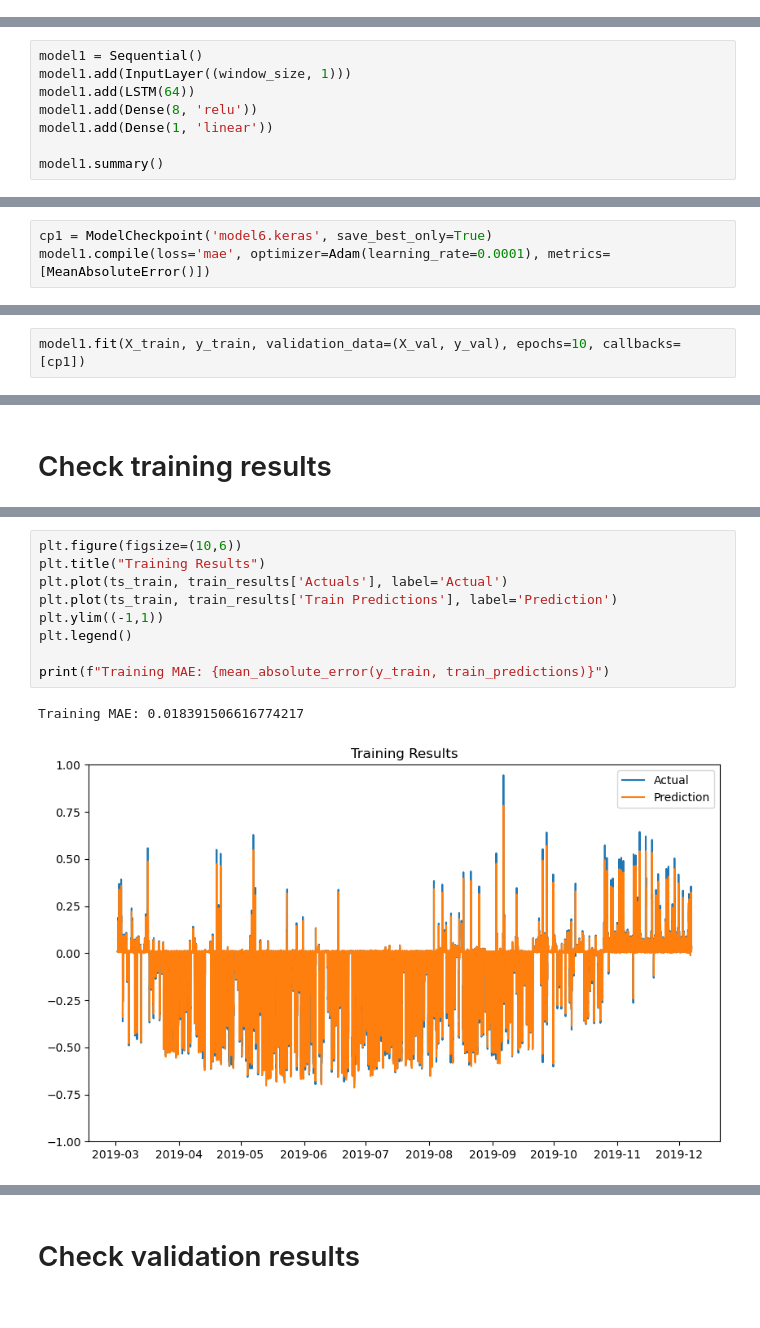
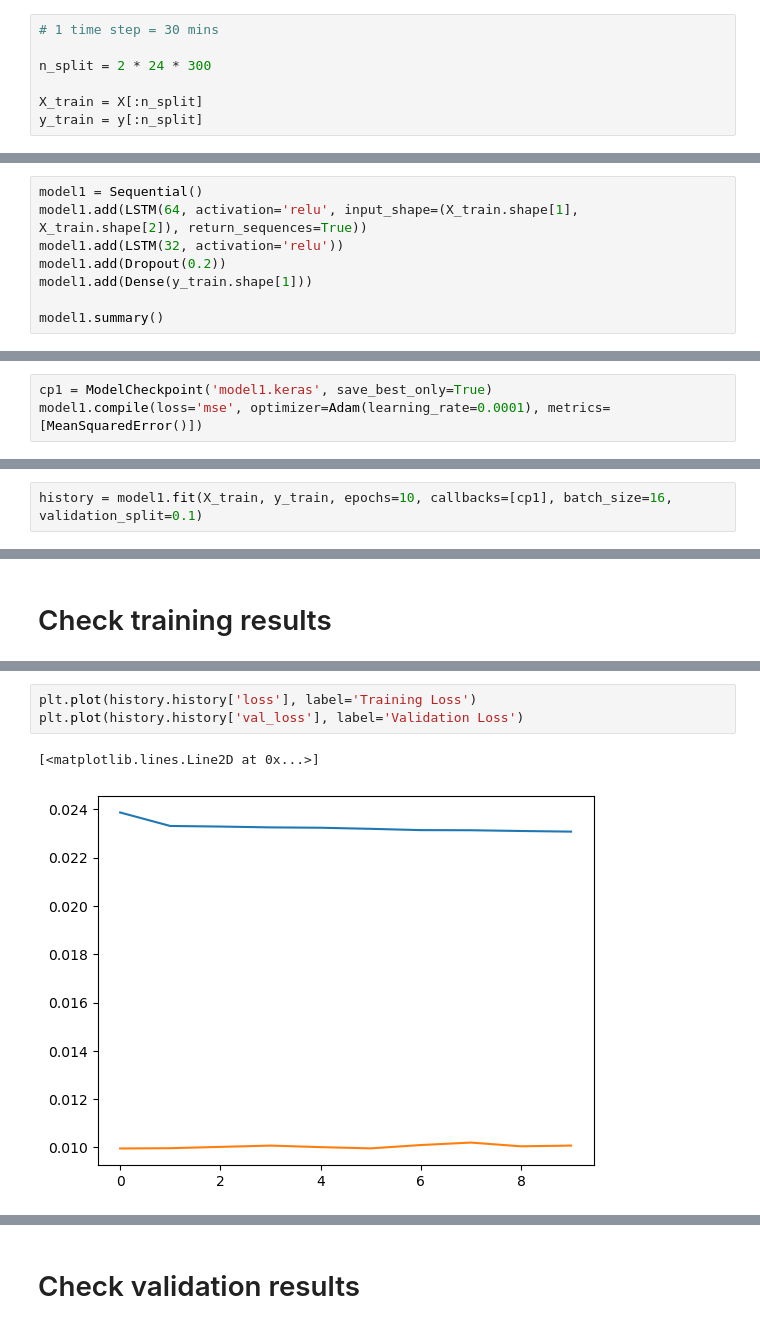
Before and after one commit to dguiraldes/aml_project, a Jupyter notebook: LSTM Modelling v2/elian_LSTM.ipynb, the cells around one changed output, grey strips where cells are left out. Cells and saved outputs as stored; diff of their text form.

Commit message:
LSTM

```diff
--- a/LSTM Modelling v2/elian_LSTM.ipynb
+++ b/LSTM Modelling v2/elian_LSTM.ipynb
@@ -217,0 +249,7 @@ X_train.shape, y_train.shape, ts_train.shape, X_test.shape, y_test.shape, ts_tes
+# %%
+# 1 time step = 30 mins
+
+n_split = 2 * 24 * 300
+
+X_train = X[:n_split]
+y_train = y[:n_split]
@@ -220,9 +268,9 @@ X_train.shape, y_train.shape, ts_train.shape, X_test.shape, y_test.shape, ts_tes
 # %%
 model1 = Sequential()
-model1.add(InputLayer((window_size, 1)))
-model1.add(LSTM(64))
-model1.add(Dense(8, 'relu'))
-model1.add(Dense(1, 'linear'))
+model1.add(LSTM(64, activation='relu', input_shape=(X_train.shape[1], X_train.shape[2]), return_sequences=True))
+model1.add(LSTM(32, activation='relu'))
+model1.add(Dropout(0.2))
+model1.add(Dense(y_train.shape[1]))
 
 model1.summary()
 # %% [output]
@@ -241,10 +291,10 @@ Model: "sequential"
  Non-trainable params: 0 (0.00 B)
 # %%
-cp1 = ModelCheckpoint('model6.keras', save_best_only=True)
-model1.compile(loss='mae', optimizer=Adam(learning_rate=0.0001), metrics=[MeanAbsoluteError()])
+cp1 = ModelCheckpoint('model1.keras', save_best_only=True)
+model1.compile(loss='mse', optimizer=Adam(learning_rate=0.0001), metrics=[MeanSquaredError()])
 # %% [markdown]
 # Fit LSTM model
 # %%
-model1.fit(X_train, y_train, validation_data=(X_val, y_val), epochs=10, callbacks=[cp1])
+history = model1.fit(X_train, y_train, epochs=10, callbacks=[cp1], batch_size=16, validation_split=0.1)
 # %% [output]
 Epoch 1/10
@@ -293,12 +304,6 @@ train_results
-# %%
-plt.figure(figsize=(10,6))
-plt.title("Training Results")
-plt.plot(ts_train, train_results['Actuals'], label='Actual')
-plt.plot(ts_train, train_results['Train Predictions'], label='Prediction')
-plt.ylim((-1,1))
-plt.legend()
-
-print(f"Training MAE: {mean_absolute_error(y_train, train_predictions)}")
-# %% [output]
-Training MAE: 0.018391506616774217
-[figure, removed]
+# %%
+plt.plot(history.history['loss'], label='Training Loss')
+plt.plot(history.history['val_loss'], label='Validation Loss')
+# %% [output]
+[<matplotlib.lines.Line2D at 0x...>]
+[figure, added]
```
Also changed, not shown: parts of 29 cells of this notebook, 7 other files.
